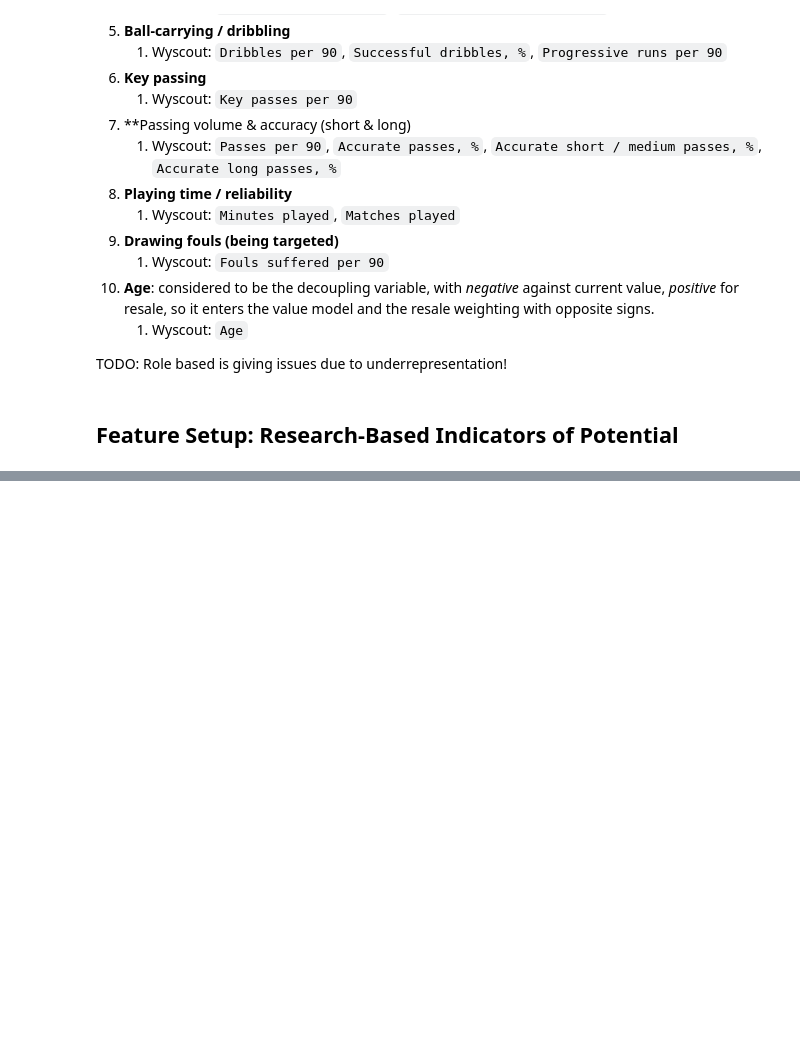
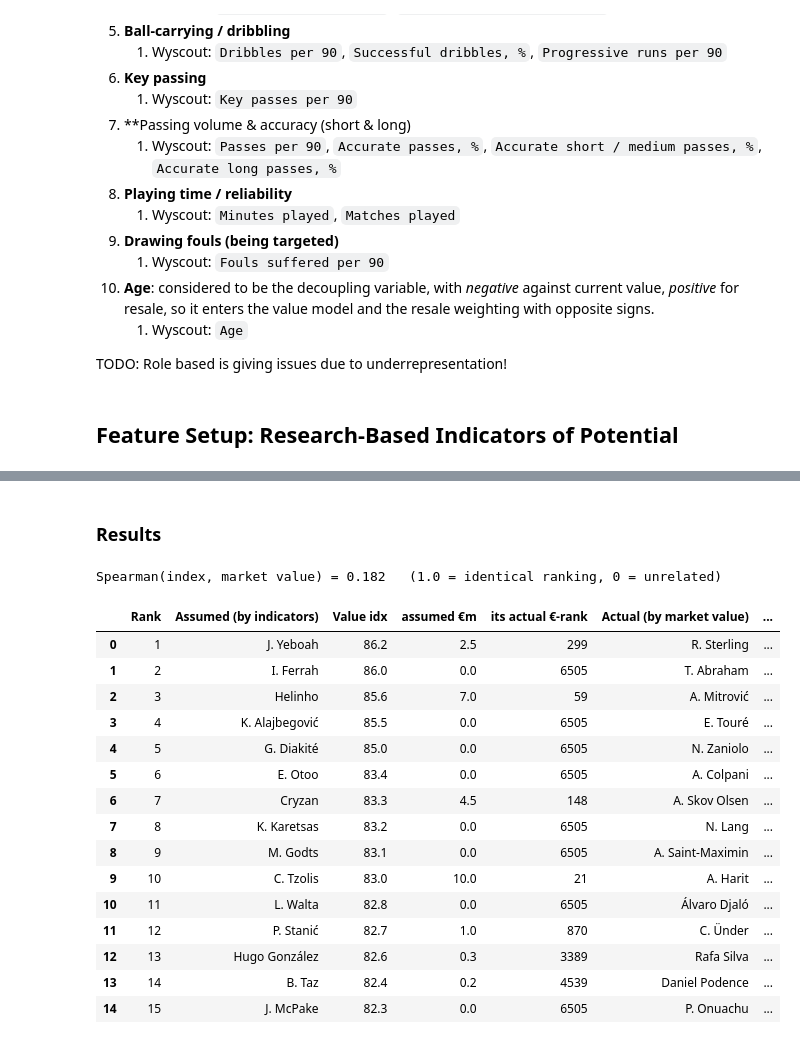
Before and after one commit to Alejandro-131004/hidden-gems, a Jupyter notebook: project/demo_dashboard1.ipynb, the cells around one changed output, grey strips where cells are left out. Drawn from its saved outputs; the diff is of its cells as text; code cells hidden in the pictures; blank space fills up the shorter version.

```diff
--- a/project/demo_dashboard1.ipynb
+++ b/project/demo_dashboard1.ipynb
@@ -191,0 +332,34 @@ VALUE_FEATURES = ["Age", "Goals per 90", "Shots per 90", "Assists per 90", "xA p
+# %% [markdown]
+### Results
+# %%
+rho = att["Value index"].corr(pd.to_numeric(att["Market value"], errors="coerce"), method="spearman")
+print(f"Spearman(index, market value) = {rho:.3f}   (1.0 = identical ranking, 0 = unrelated)")
+
+comparison = pd.DataFrame({
+    "Rank": range(1, 16),
+    "Assumed (by indicators)": best_by_indicator["Player"].values,
+    "Value idx": best_by_indicator["Value index"].values,
+    "assumed €m": (pd.to_numeric(best_by_indicator["Market value"], errors="coerce") / 1e6).round(1).values,
+    "its actual €-rank": best_by_indicator["Actual rank"].values,
+    "Actual (by market value)": best_by_market["Player"].values,
+    "€m": (pd.to_numeric(best_by_market["Market value"], errors="coerce") / 1e6).round(1).values,
+})
+comparison
+# %% [output]
+Spearman(index, market value) = 0.182   (1.0 = identical ranking, 0 = unrelated)
+|  | Rank | Assumed (by indicators) | Value idx | assumed €m | its actual €-rank | Actual (by market value) | ... |
+| 0 | 1 | J. Yeboah | 86.2 | 2.5 | 299 | R. Sterling | ... |
+| 1 | 2 | I. Ferrah | 86.0 | 0.0 | 6505 | T. Abraham | ... |
+| 2 | 3 | Helinho | 85.6 | 7.0 | 59 | A. Mitrović | ... |
+| 3 | 4 | K. Alajbegović | 85.5 | 0.0 | 6505 | E. Touré | ... |
+| 4 | 5 | G. Diakité | 85.0 | 0.0 | 6505 | N. Zaniolo | ... |
+| 5 | 6 | E. Otoo | 83.4 | 0.0 | 6505 | A. Colpani | ... |
+| 6 | 7 | Cryzan | 83.3 | 4.5 | 148 | A. Skov Olsen | ... |
+| 7 | 8 | K. Karetsas | 83.2 | 0.0 | 6505 | N. Lang | ... |
+| 8 | 9 | M. Godts | 83.1 | 0.0 | 6505 | A. Saint-Maximin | ... |
+| 9 | 10 | C. Tzolis | 83.0 | 10.0 | 21 | A. Harit | ... |
+| 10 | 11 | L. Walta | 82.8 | 0.0 | 6505 | Álvaro Djaló | ... |
+| 11 | 12 | P. Stanić | 82.7 | 1.0 | 870 | C. Ünder | ... |
+| 12 | 13 | Hugo González | 82.6 | 0.3 | 3389 | Rafa Silva | ... |
+| 13 | 14 | B. Taz | 82.4 | 0.2 | 4539 | Daniel Podence | ... |
+| 14 | 15 | J. McPake | 82.3 | 0.0 | 6505 | P. Onuachu | ... |
```
Also changed, not shown: parts of 14 cells of this notebook, 1 other file.
